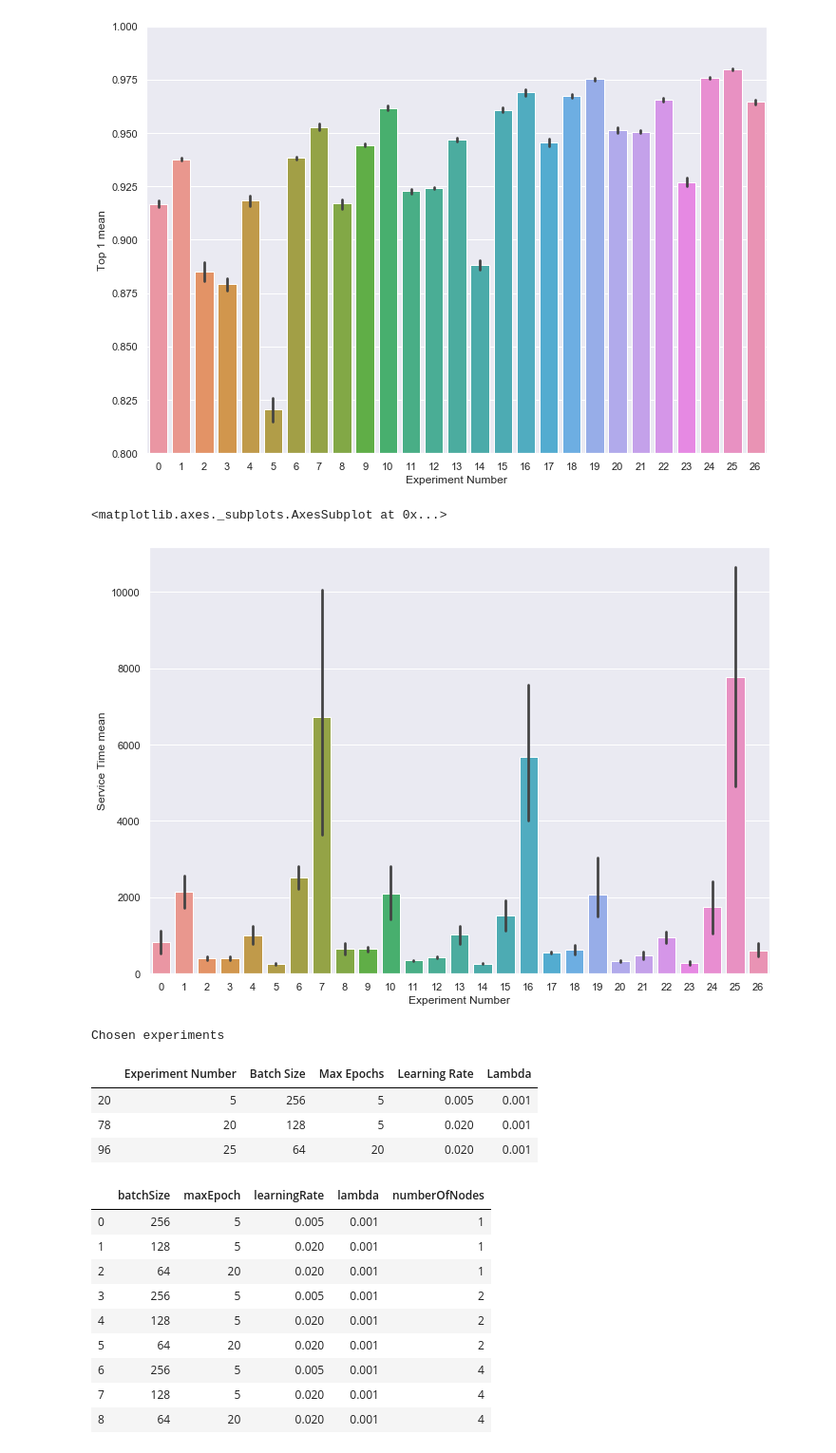
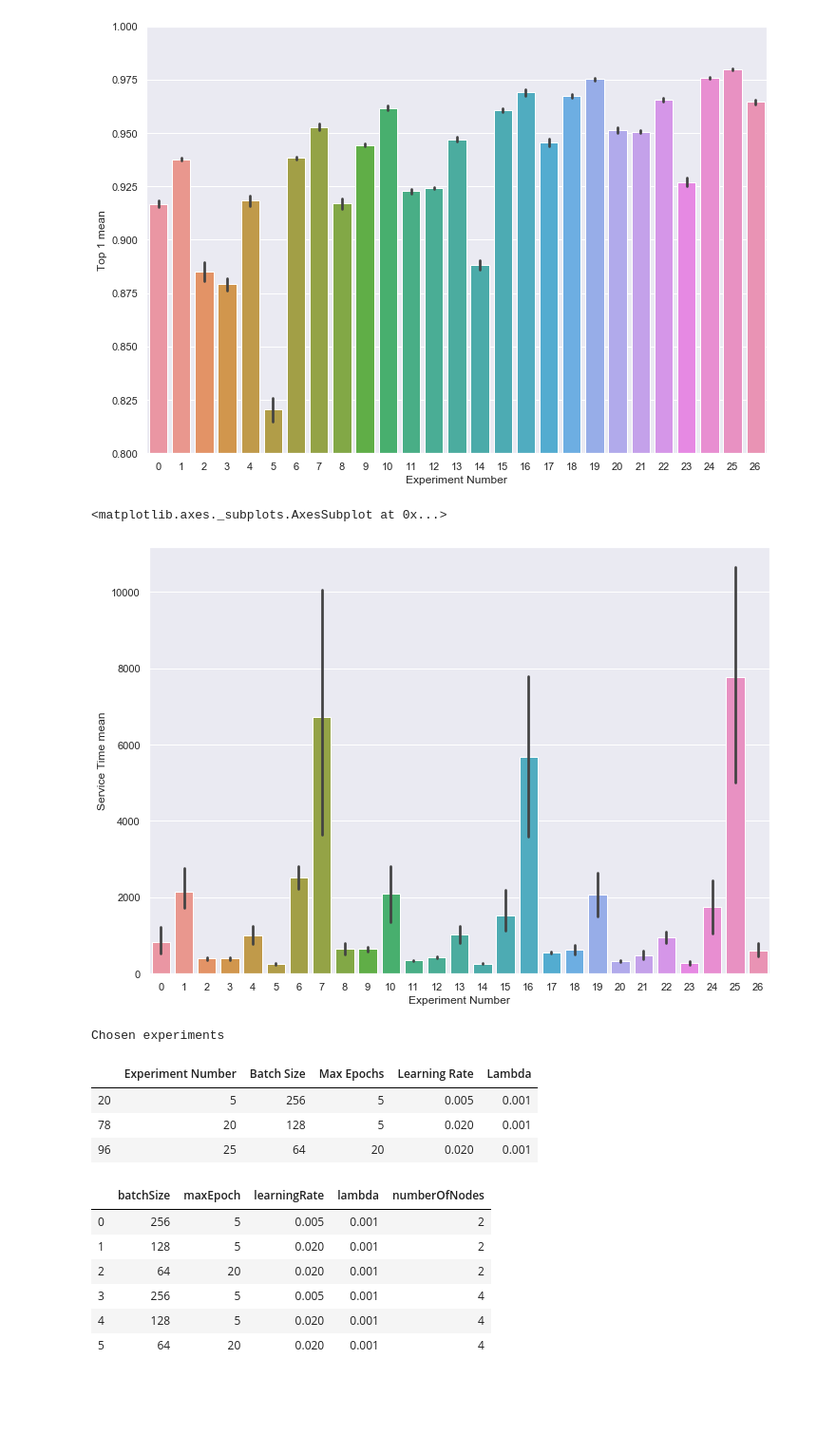
Before and after one commit to nejcmacek/CS4215-BigDL, a Jupyter notebook: analysis/Analysis.ipynb, the cells around one changed output. Shown: that part at 95% size. Saved outputs shown, nothing was run; the diff lists cells and outputs as text; code cells hidden in the pictures; blank space fills up the shorter version.

```diff
--- a/analysis/Analysis.ipynb
+++ b/analysis/Analysis.ipynb
@@ -122,8 +122,10 @@ for curdir in dirs_to_analyze:
 analysis_old = pd.DataFrame(rowsList)
 # analysis_old
 # %%
-mu = analysis["Top 1 mean"].mean()
-sigma = analysis["Top 1 mean"].std()
+# mu = analysis["Top 1 mean"].mean()
+# sigma = analysis["Top 1 mean"].std()
+mu = 0.9
+sigma = 0.05
 def z_score(x, mu, sig):
     return (x-mu)/sig
 # %%
@@ -229,7 +231,7 @@ axes.set_ylim(0.8,1.0)
 sns.barplot(x="Experiment Number", y="Service Time mean", data=analysis_batch, ci=90)
 # %% [output]
 <matplotlib.axes._subplots.AxesSubplot at 0x...>
-[figure, old version]
+[figure, new version]
 # %%
 print("Chosen experiments")
 
@@ -248,24 +250,21 @@ Chosen experiments
 # %%
 ## For bash commands:
 
 cols = ["learningRate", "batchSize", "maxEpoch", "numberOfNodes", "lambda"]
-nodes = [1, 2, 4]
+nodes = [2, 4]
 output_df = df_final.append([df_final]*(len(nodes)-1), ignore_index=True)
 output_df = output_df.drop(columns=["Experiment Number"])
 output_df["Nodes"] = np.sort(nodes*3)
 output_df = output_df.rename(columns={'Batch Size':cols[1], 'Max Epochs':cols[2], 'Learning Rate':cols[0], 'Nodes':cols[3], "Lambda": cols[4]})
 output_df
 # %% [output]
 |  | batchSize | maxEpoch | learningRate | lambda | numberOfNodes |
-| 0 | 256 | 5 | 0.005 | 0.001 | 1 |
-| 1 | 128 | 5 | 0.020 | 0.001 | 1 |
-| 2 | 64 | 20 | 0.020 | 0.001 | 1 |
-| 3 | 256 | 5 | 0.005 | 0.001 | 2 |
-| 4 | 128 | 5 | 0.020 | 0.001 | 2 |
-| 5 | 64 | 20 | 0.020 | 0.001 | 2 |
-| 6 | 256 | 5 | 0.005 | 0.001 | 4 |
-| 7 | 128 | 5 | 0.020 | 0.001 | 4 |
-| 8 | 64 | 20 | 0.020 | 0.001 | 4 |
+| 0 | 256 | 5 | 0.005 | 0.001 | 2 |
+| 1 | 128 | 5 | 0.020 | 0.001 | 2 |
+| 2 | 64 | 20 | 0.020 | 0.001 | 2 |
+| 3 | 256 | 5 | 0.005 | 0.001 | 4 |
+| 4 | 128 | 5 | 0.020 | 0.001 | 4 |
+| 5 | 64 | 20 | 0.020 | 0.001 | 4 |
 # %%
 print(output_df.to_dict())
 # %% [output]
```
Also changed, not shown: parts of 14 cells of this notebook, 5 other files.
